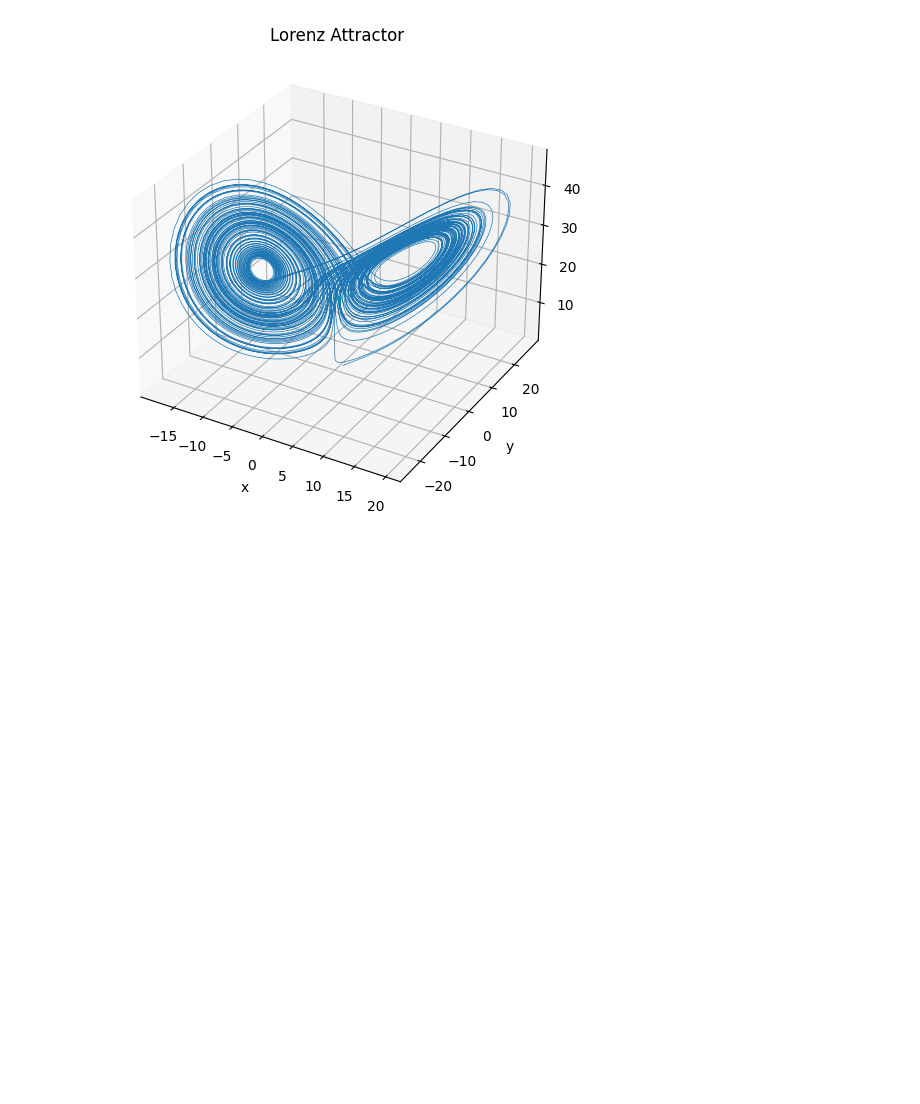
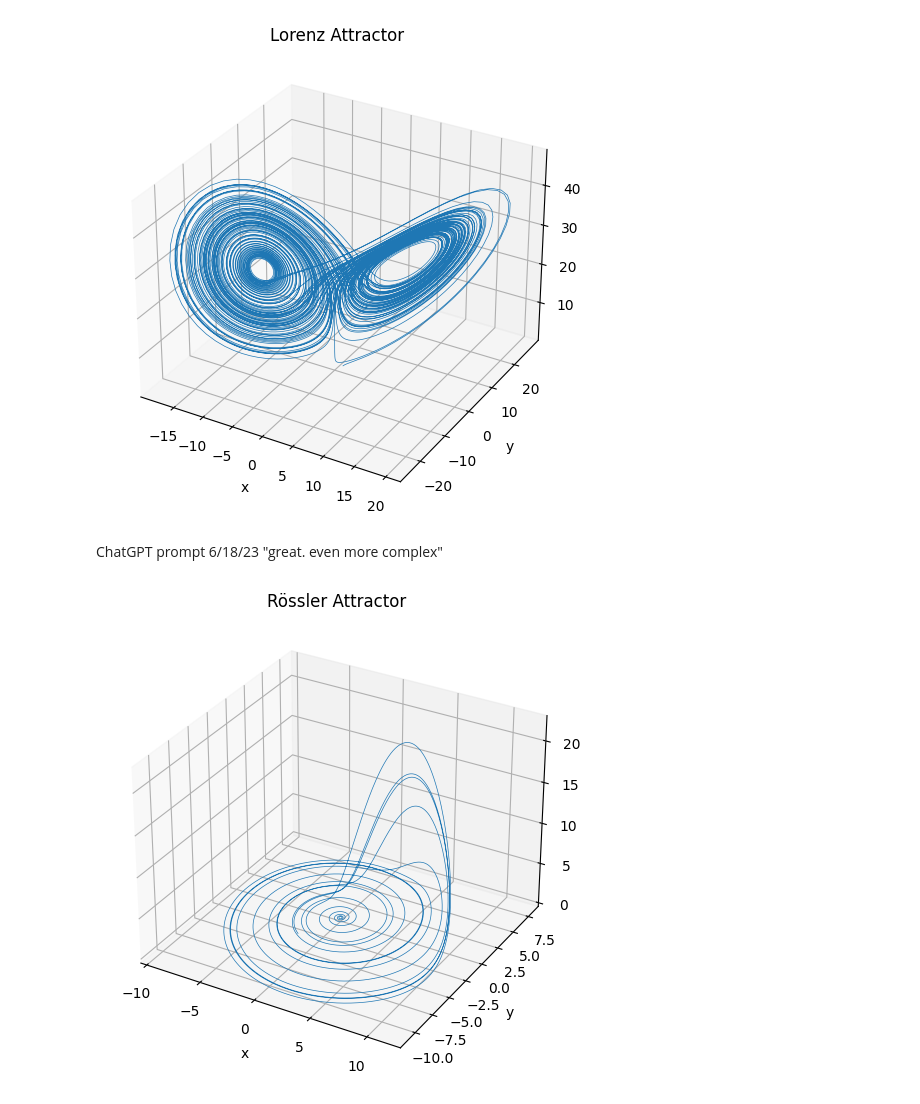
Before and after one commit to nelslindahlx/Random-Notebooks, a Jupyter notebook: chaotic_time_series.ipynb, the cells around one changed output. Cells and saved outputs as stored; diff of their text form; code cells hidden in the pictures; blank space fills up the shorter version.

```diff
--- a/chaotic_time_series.ipynb
+++ b/chaotic_time_series.ipynb
@@ -77,3 +77,47 @@ ax.set_title('Lorenz Attractor')
 plt.show()
 # %% [output]
 [figure]
+# %% [markdown]
+ChatGPT prompt 6/18/23 "great. even more complex"
+# %%
+import numpy as np
+from scipy.integrate import solve_ivp
+import matplotlib.pyplot as plt
+
+def rossler(t, xyz, a, b, c):
+    x, y, z = xyz
+    dxdt = -y - z
+    dydt = x + a * y
+    dzdt = b + z * (x - c)
+    return [dxdt, dydt, dzdt]
+
+# Parameters
+a = 0.2
+b = 0.2
+c = 5.7
+
+# Initial conditions
+xyz0 = [0.1, 0.0, 0.0]
+
+# Time span
+t_span = (0, 100)
+num_points = 10000
+t_eval = np.linspace(t_span[0], t_span[1], num_points)
+
+# Solve the differential equations
+sol = solve_ivp(rossler, t_span, xyz0, method='LSODA', t_eval=t_eval, args=(a, b, c))
+
+# Extract the solution
+x, y, z = sol.y
+
+# Plot the Rössler attractor
+fig = plt.figure(figsize=(10, 6))
+ax = fig.add_subplot(111, projection='3d')
+ax.plot(x, y, z, lw=0.5)
+ax.set_xlabel('x')
+ax.set_ylabel('y')
+ax.set_zlabel('z')
+ax.set_title('Rössler Attractor')
+plt.show()
+# %% [output]
+[figure, added]
```
